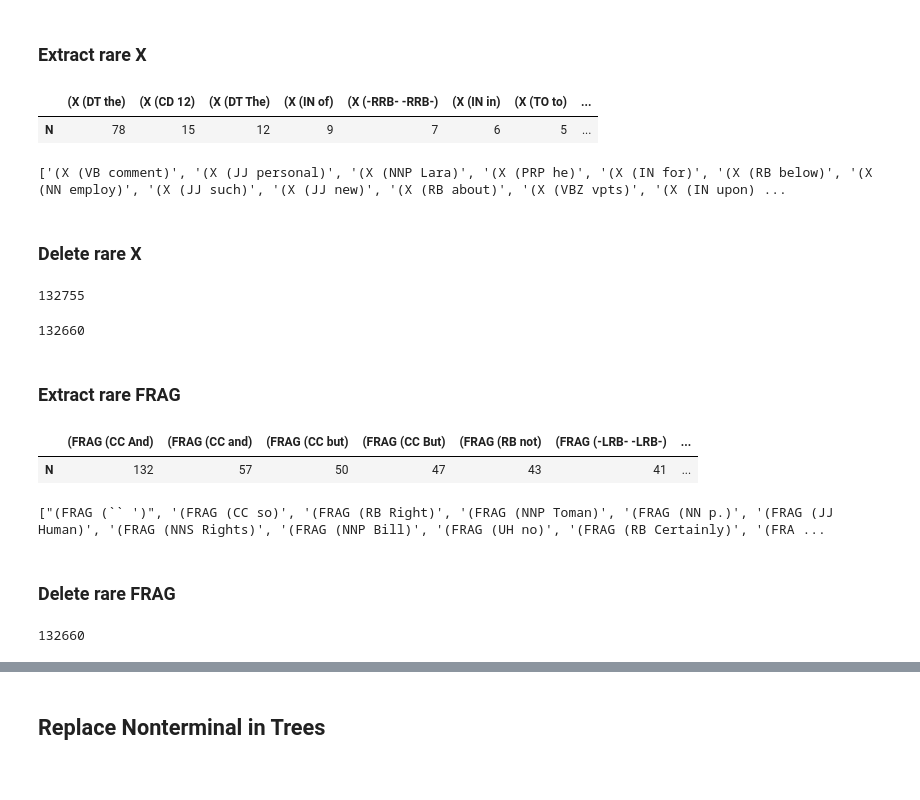
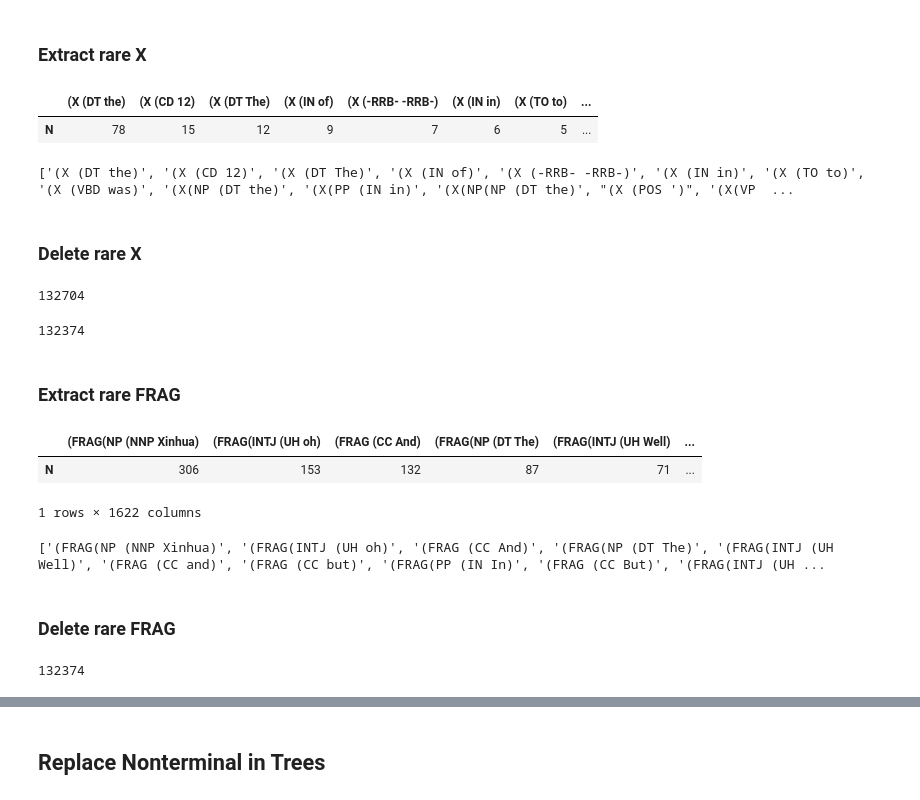
Before and after one commit to v-urushkin/ontonotesv5-extract-cfg, a Jupyter notebook: extract_grammar.ipynb, the cells around one changed output, grey strips where cells are left out. Cells and saved outputs as stored; diff of their text form; code cells hidden in the pictures.

```diff
--- a/extract_grammar.ipynb
+++ b/extract_grammar.ipynb
@@ -605,7 +605,7 @@ for i, sent in enumerate(ontn_sentc_tree_prc11):
     if substr in sent['parse_tree']:
         extractions = extract_all_spec_substring(sent['parse_tree'], substr)
         for extraction in extractions:
-            if has_substring(extraction, [',', '"', '!', '?', '/', '\\', '@', '#', ';', ':', '№', '`']):
+            if has_substring(extraction, [',', '"', '!', '?', '/', '\\', '@', '#', ';', ':', '№', '`', '+', '=', '*', '^']):
                 if extraction in nn_nt.keys():
                     nn_nt[extraction] += 1
                 else:
@@ -750,7 +750,7 @@ len(ontn_sentc_tree_prc15)
 # %%
 x_nt = dict()
 for i, sent in enumerate(ontn_sentc_tree_prc12):
-    substr = "(X "
+    substr = "(X"
     if substr in sent['parse_tree']:
         extractions = extract_all_spec_substring(sent['parse_tree'], substr)
         for extraction in extractions:
@@ -761,18 +761,19 @@ for i, sent in enumerate(ontn_sentc_tree_prc12):
 x_nt = pd.Series(x_nt, name='N').to_frame()
 x_nt = x_nt.sort_values('N', ascending=False)
 display(x_nt.T)
-del_x= x_nt[x_nt['N'] <= 1].index.to_list()
+# del_x= x_nt[x_nt['N'] <= 1].index.to_list()
+del_x= x_nt.index.to_list()
 print(del_x)
 # %% [output]
 |  | (X (DT the) | (X (CD 12) | (X (DT The) | (X (IN of) | (X (-RRB- -RRB-) | (X (IN in) | (X (TO to) | ... |
 | N | 78 | 15 | 12 | 9 | 7 | 6 | 5 | ... |
-['(X (VB comment)', '(X (JJ personal)', '(X (NNP Lara)', '(X (PRP he)', '(X (IN for)', '(X (RB below)', '(X (NN employ)', '(X (JJ such)', '(X (JJ new)', '(X (RB about)', '(X (VBZ vpts)', '(X (IN upon) ...
+['(X (DT the)', '(X (CD 12)', '(X (DT The)', '(X (IN of)', '(X (-RRB- -RRB-)', '(X (IN in)', '(X (TO to)', '(X (VBD was)', '(X(NP (DT the)', '(X(PP (IN in)', '(X(NP(NP (DT the)', "(X (POS ')", '(X(VP  ...
 # %% [markdown]
 ### Delete rare X
 # %%
 len(ontn_sentc_tree_prc15)
 # %% [output]
-132755
+132704
 # %%
 ontn_sentc_tree_prc16 = []
 for i, sent in enumerate(ontn_sentc_tree_prc15):
@@ -781,35 +782,37 @@ for i, sent in enumerate(ontn_sentc_tree_prc15):
 # %%
 len(ontn_sentc_tree_prc16)
 # %% [output]
-132660
+132374
 # %% [markdown]
 ### Extract rare FRAG
 # %%
 frag_nt = dict()
 for i, sent in enumerate(ontn_sentc_tree_prc12):
-    substr = "(FRAG "
+    substr = "(FRAG"
     if substr in sent['parse_tree']:
         extractions = extract_all_spec_substring(sent['parse_tree'], substr)
         for extraction in extractions:
             if extraction in frag_nt.keys():
                 frag_nt[extraction] += 1
             else:
                 frag_nt[extraction] = 1
 frag_nt = pd.Series(frag_nt, name='N').to_frame()
 frag_nt = frag_nt.sort_values('N', ascending=False)
 display(frag_nt.T)
-del_frag = frag_nt[frag_nt['N'] <= 1].index.to_list()
+# del_frag = frag_nt[frag_nt['N'] <= 1].index.to_list()
+del_frag = frag_nt.index.to_list()
 print(del_frag)
 # %% [output]
-|  | (FRAG (CC And) | (FRAG (CC and) | (FRAG (CC but) | (FRAG (CC But) | (FRAG (RB not) | (FRAG (-LRB- -LRB-) | ... |
-| N | 132 | 57 | 50 | 47 | 43 | 41 | ... |
+|  | (FRAG(NP (NNP Xinhua) | (FRAG(INTJ (UH oh) | (FRAG (CC And) | (FRAG(NP (DT The) | (FRAG(INTJ (UH Well) | ... |
+| N | 306 | 153 | 132 | 87 | 71 | ... |
-["(FRAG (`` ')", '(FRAG (CC so)', '(FRAG (RB Right)', '(FRAG (NNP Toman)', '(FRAG (NN p.)', '(FRAG (JJ Human)', '(FRAG (NNS Rights)', '(FRAG (NNP Bill)', '(FRAG (UH no)', '(FRAG (RB Certainly)', '(FRA ...
+1 rows × 1622 columns
+['(FRAG(NP (NNP Xinhua)', '(FRAG(INTJ (UH oh)', '(FRAG (CC And)', '(FRAG(NP (DT The)', '(FRAG(INTJ (UH Well)', '(FRAG (CC and)', '(FRAG (CC but)', '(FRAG(PP (IN In)', '(FRAG (CC But)', '(FRAG(INTJ (UH ...
 # %% [markdown]
 ### Delete rare FRAG
 # %%
 len(ontn_sentc_tree_prc16)
 # %% [output]
-132660
+132374
 # %%
 ontn_sentc_tree_prc17 = []
 for i, sent in enumerate(ontn_sentc_tree_prc16):
```
Also changed, not shown: parts of 87 cells of this notebook, 2 other files.
